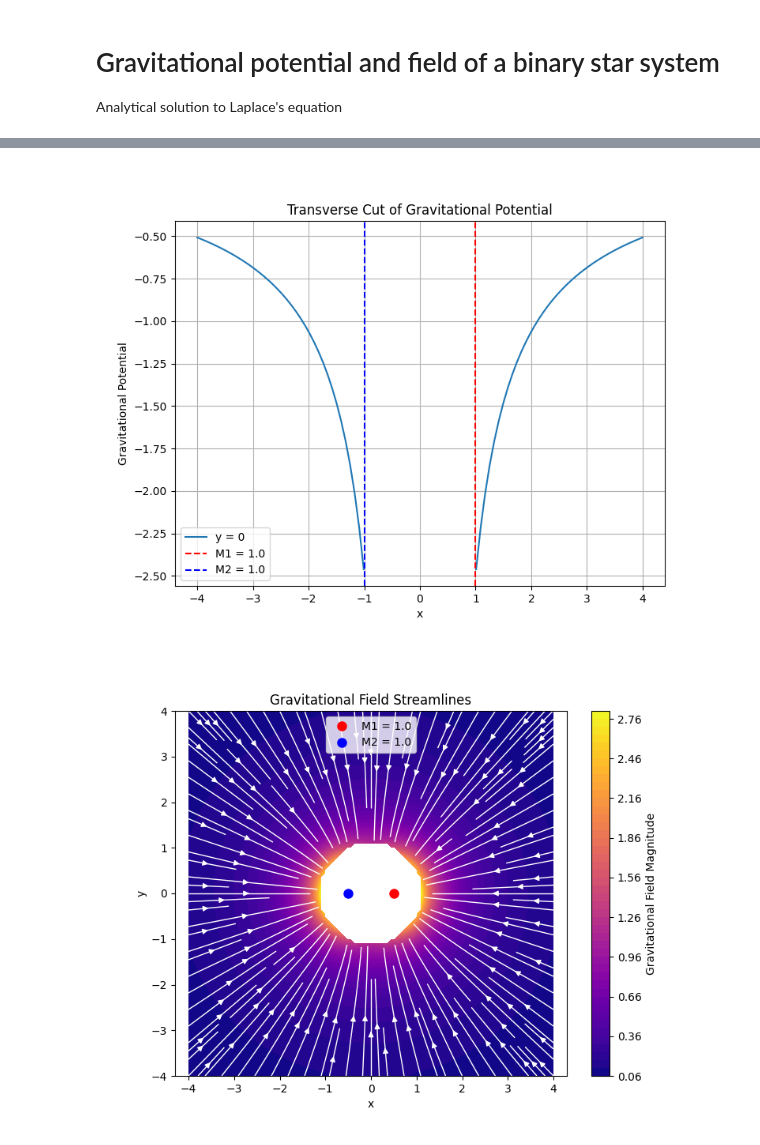
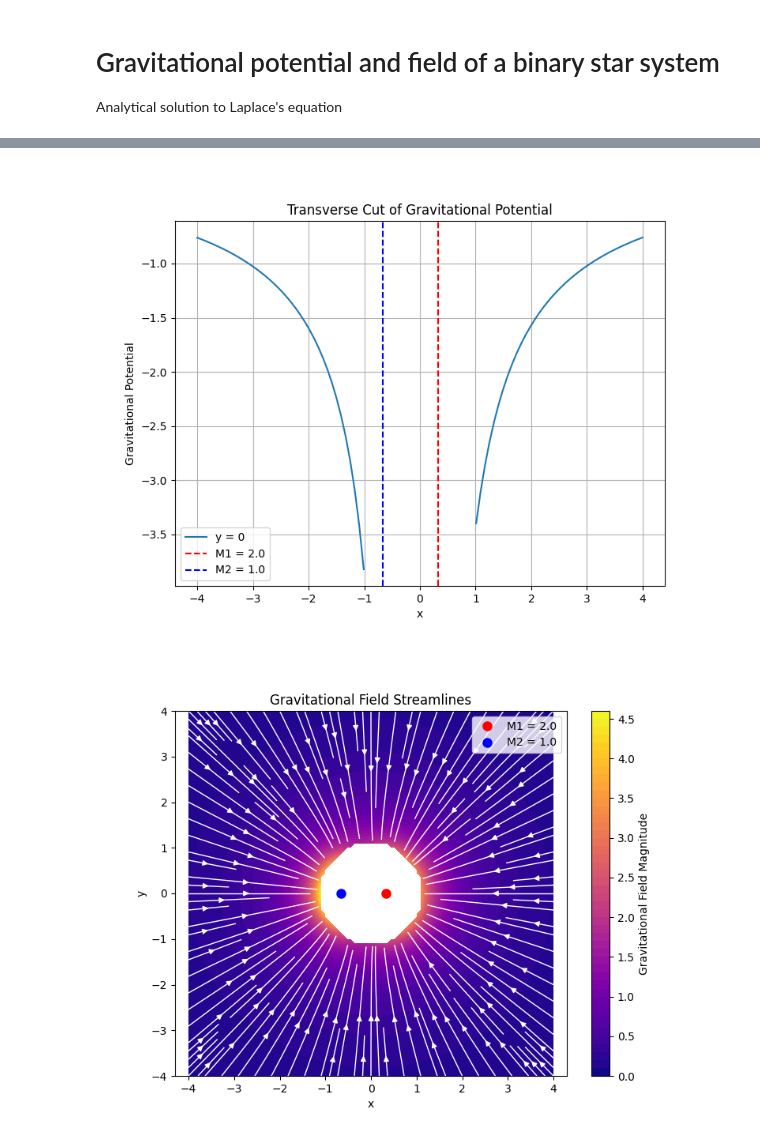
Before and after one commit to Andrecs05/Proyecto_Sistema_Binario, a Jupyter notebook: notebooks/binary_system_laplace.ipynb, the cells around one changed output, grey strips where cells are left out. Cells and saved outputs as stored; diff of their text form; code cells hidden in the pictures.

```diff
--- a/notebooks/binary_system_laplace.ipynb
+++ b/notebooks/binary_system_laplace.ipynb
@@ -16,8 +16,8 @@ from scripts.solvers import *
 # %%
 # Parameters
 
-M1 = 1.0  # Mass of the primary star
-M2 = 2.0  # Mass of the secondary star
+M1 = 2.0  # Mass of the primary star
+M2 = 1.0  # Mass of the secondary star
 a = 1.0   # Separation between the two stars
 G = 1.0   # Gravitational constant
 
@@ -42,7 +42,7 @@ for i in range(res):
             Phi[i, j] = np.nan  # Inside the binary separation, potential is undefined in this model
 
 plot_potential_contours(Phi, M1, M2, a, size, res, levels=50)
-plot_potential_transverse(Phi, x, y, y0=0)
+plot_potential_transverse(Phi, x, y, y0=0, point_masses=True, M1=M1, M2=M2, a=a)
 
 g_x, g_y = binary_field_laplace(Phi, X, Y)
 plot_field_streamlines(g_x, g_y, X, Y, M1, M2, a, density=1.5)
@@ -52,2 +52,2 @@ plot_field_log_magnitude(g_x, g_y, X, Y, M1, M2, a)
-[figure, old version]
+[figure, new version]
-[figure, old version]
+[figure, new version]
```
Also changed, not shown: parts of 1 cell of this notebook, 2 other files.
